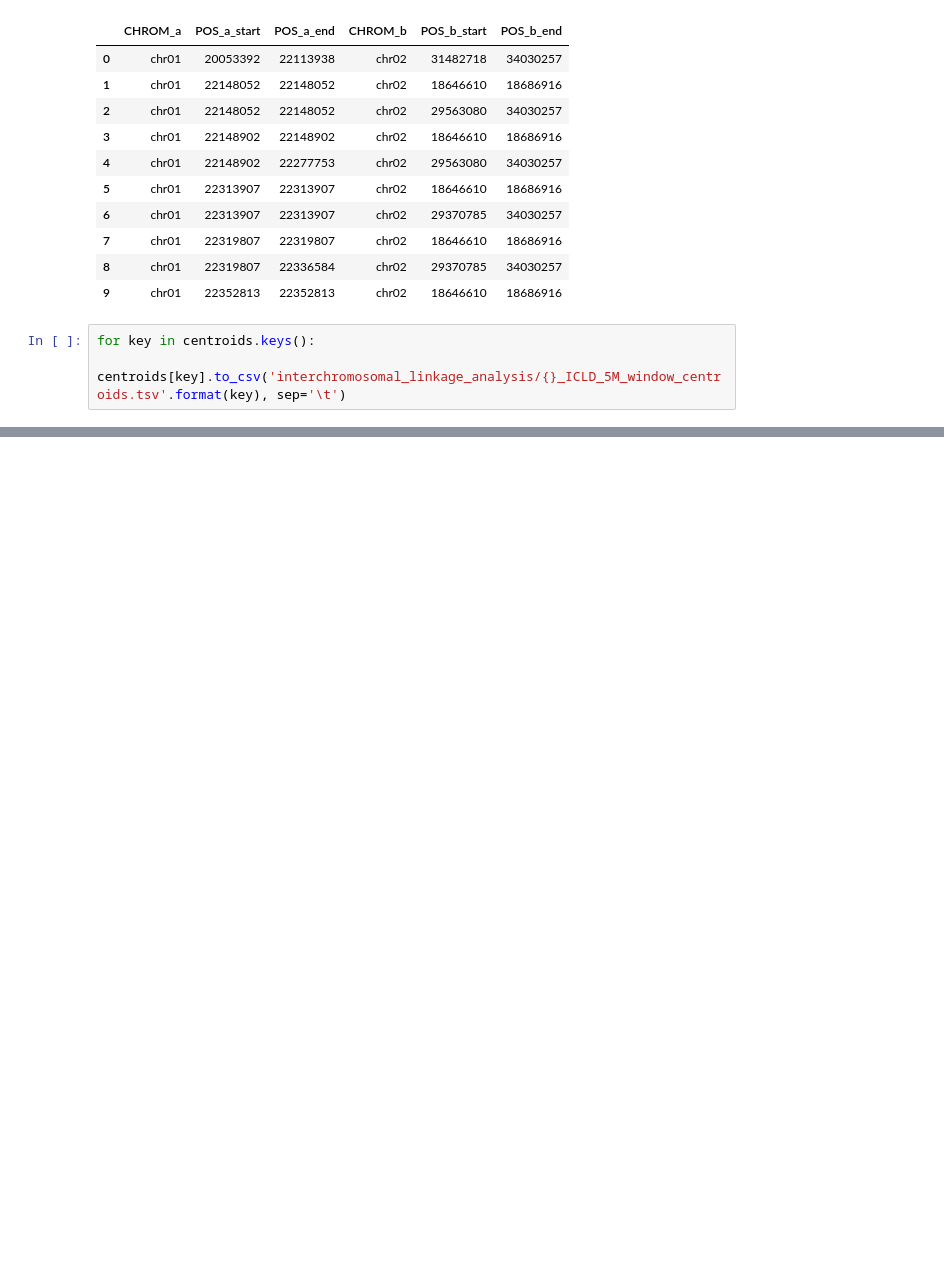
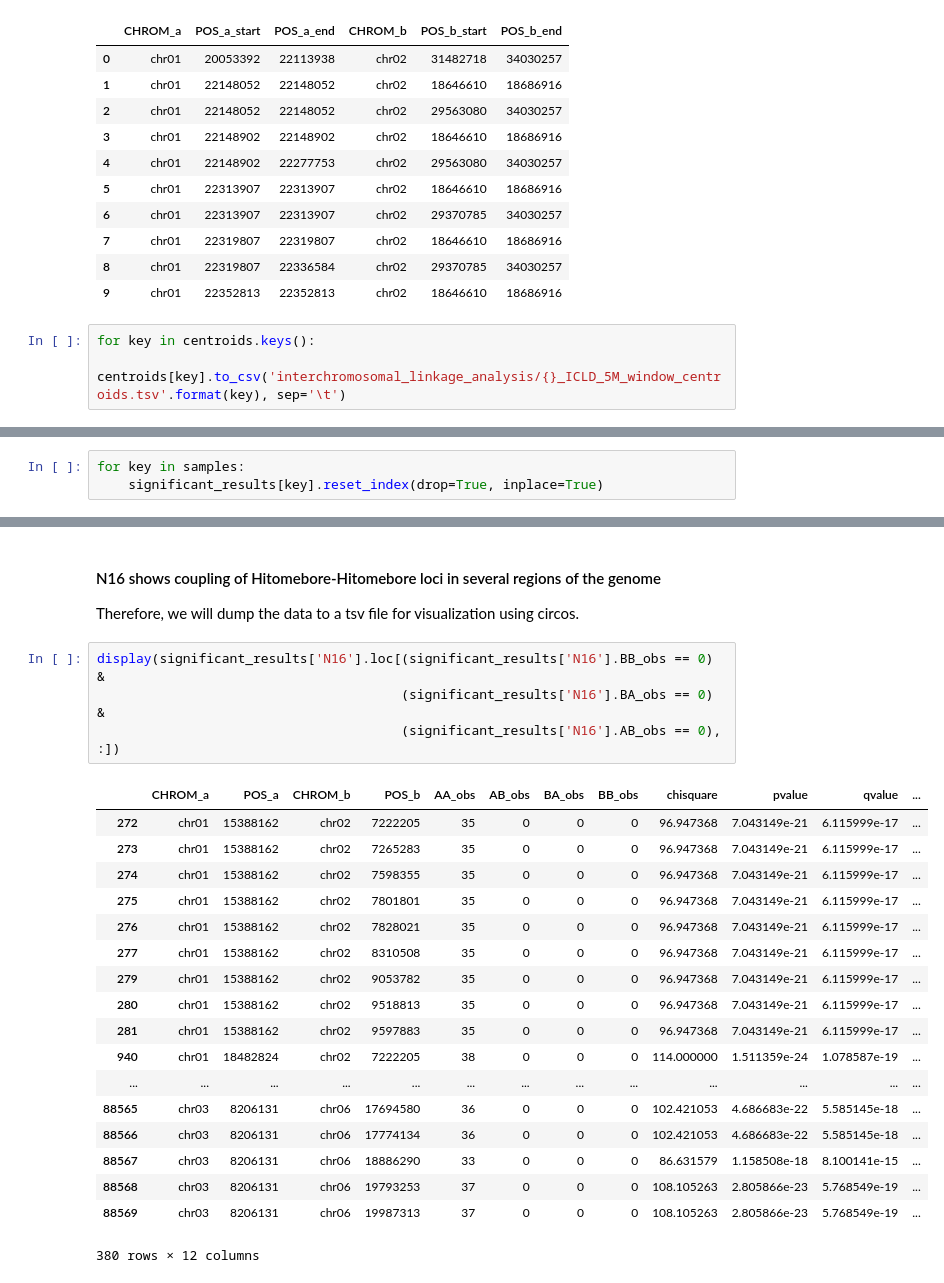
Before and after one commit to danshea/IwateBiotechnologyResearchCenter, a Jupyter notebook: Interchromosomal_linkage_disequilibrium_testing.ipynb, the cells around one changed output, grey strips where cells are left out. Saved outputs shown, nothing was run; the diff lists cells and outputs as text; blank space fills up the shorter version.

```diff
--- a/Interchromosomal_linkage_disequilibrium_testing.ipynb
+++ b/Interchromosomal_linkage_disequilibrium_testing.ipynb
@@ -304,0 +301,3 @@ centroids['N01']
+# %%
+for key in samples:
+    significant_results[key].reset_index(drop=True, inplace=True)
@@ -304,0 +362,26 @@ centroids['N01']
+# %% [markdown]
+#### N16 shows coupling of Hitomebore-Hitomebore loci in several regions of the genome
+Therefore, we will dump the data to a tsv file for visualization using circos.
+# %%
+display(significant_results['N16'].loc[(significant_results['N16'].BB_obs == 0) &
+                                       (significant_results['N16'].BA_obs == 0) &
+                                       (significant_results['N16'].AB_obs == 0), :])
+# %% [output]
+|  | CHROM_a | POS_a | CHROM_b | POS_b | AA_obs | AB_obs | BA_obs | BB_obs | chisquare | pvalue | qvalue | ... |
+| 272 | chr01 | 15388162 | chr02 | 7222205 | 35 | 0 | 0 | 0 | 96.947368 | 7.043149e-21 | 6.115999e-17 | ... |
+| 273 | chr01 | 15388162 | chr02 | 7265283 | 35 | 0 | 0 | 0 | 96.947368 | 7.043149e-21 | 6.115999e-17 | ... |
+| 274 | chr01 | 15388162 | chr02 | 7598355 | 35 | 0 | 0 | 0 | 96.947368 | 7.043149e-21 | 6.115999e-17 | ... |
+| 275 | chr01 | 15388162 | chr02 | 7801801 | 35 | 0 | 0 | 0 | 96.947368 | 7.043149e-21 | 6.115999e-17 | ... |
+| 276 | chr01 | 15388162 | chr02 | 7828021 | 35 | 0 | 0 | 0 | 96.947368 | 7.043149e-21 | 6.115999e-17 | ... |
+| 277 | chr01 | 15388162 | chr02 | 8310508 | 35 | 0 | 0 | 0 | 96.947368 | 7.043149e-21 | 6.115999e-17 | ... |
+| 279 | chr01 | 15388162 | chr02 | 9053782 | 35 | 0 | 0 | 0 | 96.947368 | 7.043149e-21 | 6.115999e-17 | ... |
+| 280 | chr01 | 15388162 | chr02 | 9518813 | 35 | 0 | 0 | 0 | 96.947368 | 7.043149e-21 | 6.115999e-17 | ... |
+| 281 | chr01 | 15388162 | chr02 | 9597883 | 35 | 0 | 0 | 0 | 96.947368 | 7.043149e-21 | 6.115999e-17 | ... |
+| 940 | chr01 | 18482824 | chr02 | 7222205 | 38 | 0 | 0 | 0 | 114.000000 | 1.511359e-24 | 1.078587e-19 | ... |
+| ... | ... | ... | ... | ... | ... | ... | ... | ... | ... | ... | ... | ... |
+| 88565 | chr03 | 8206131 | chr06 | 17694580 | 36 | 0 | 0 | 0 | 102.421053 | 4.686683e-22 | 5.585145e-18 | ... |
+| 88566 | chr03 | 8206131 | chr06 | 17774134 | 36 | 0 | 0 | 0 | 102.421053 | 4.686683e-22 | 5.585145e-18 | ... |
+| 88567 | chr03 | 8206131 | chr06 | 18886290 | 33 | 0 | 0 | 0 | 86.631579 | 1.158508e-18 | 8.100141e-15 | ... |
+| 88568 | chr03 | 8206131 | chr06 | 19793253 | 37 | 0 | 0 | 0 | 108.105263 | 2.805866e-23 | 5.768549e-19 | ... |
+| 88569 | chr03 | 8206131 | chr06 | 19987313 | 37 | 0 | 0 | 0 | 108.105263 | 2.805866e-23 | 5.768549e-19 | ... |
+380 rows × 12 columns
```
Also changed, not shown: parts of 8 cells of this notebook, 6 other files.
